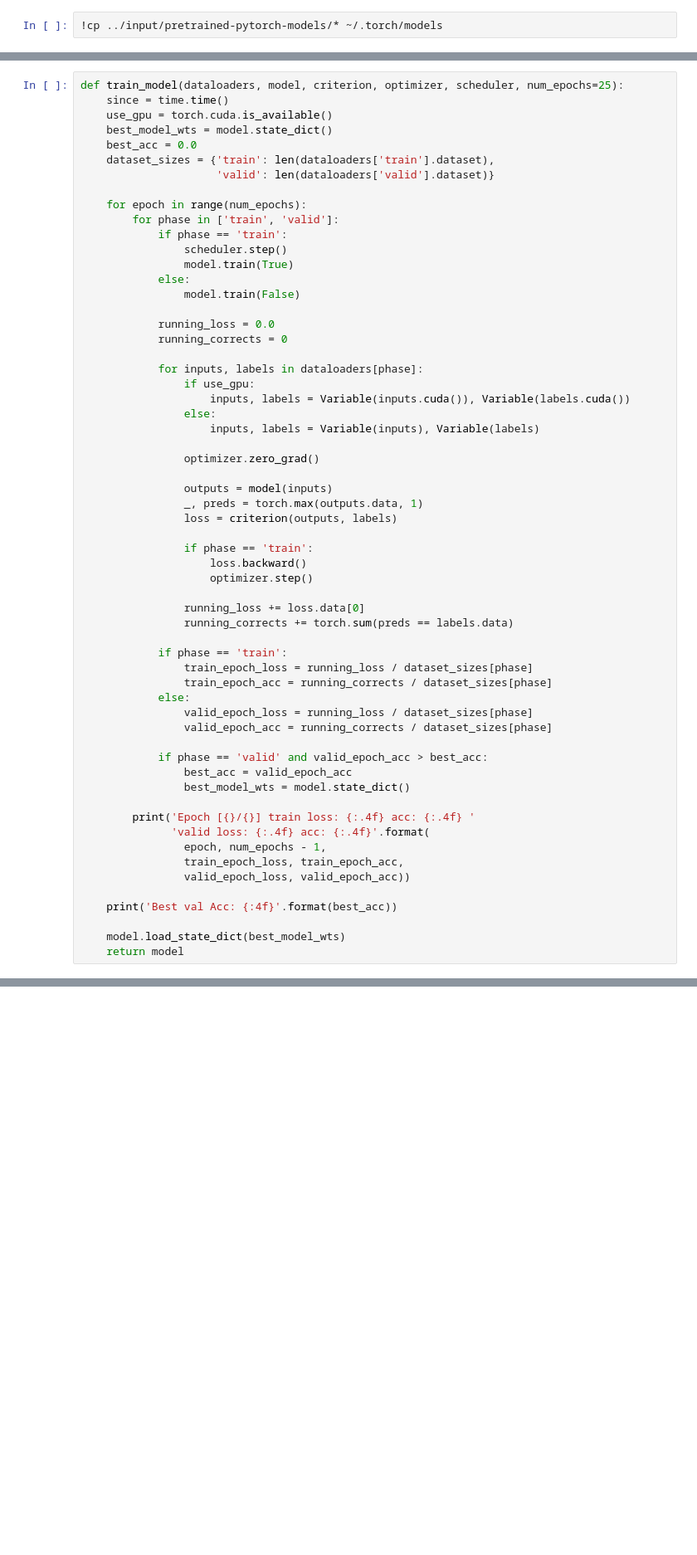
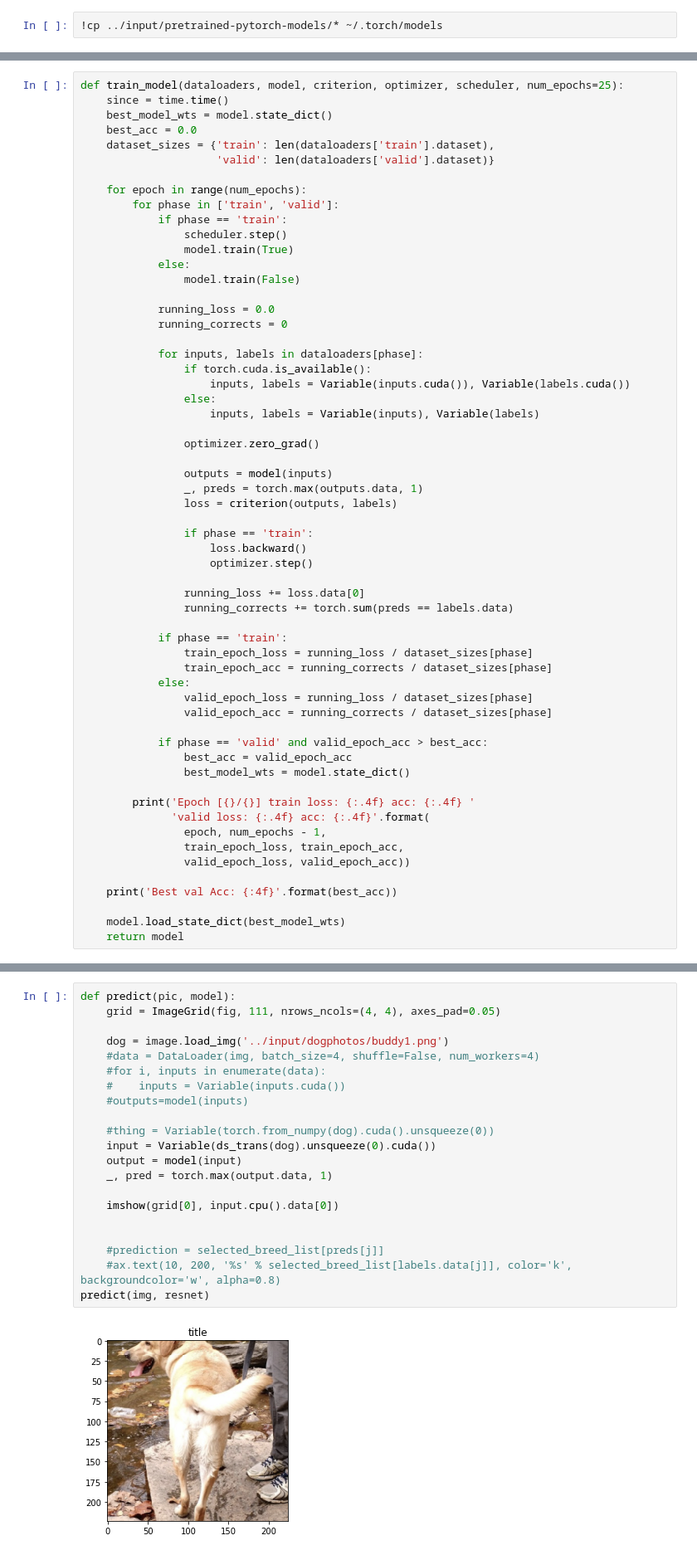
Before and after one commit to aahnn/whos-that-dog, a Jupyter notebook: breed-classifier.ipynb, the cells around one changed output, grey strips where cells are left out. Shown at 83% size. Cells and saved outputs as stored; diff of their text form; blank space fills up the shorter version.

Commit message:
Implement predict function

```diff
--- a/breed-classifier.ipynb
+++ b/breed-classifier.ipynb
@@ -113,7 +98,6 @@ torch.Size([4, 3, 224, 224]) torch.Size([4])
 # %%
 def train_model(dataloaders, model, criterion, optimizer, scheduler, num_epochs=25):
     since = time.time()
-    use_gpu = torch.cuda.is_available()
     best_model_wts = model.state_dict()
     best_acc = 0.0
     dataset_sizes = {'train': len(dataloaders['train'].dataset),
@@ -131,7 +115,7 @@ def train_model(dataloaders, model, criterion, optimizer, scheduler, num_epochs=
             running_corrects = 0
 
             for inputs, labels in dataloaders[phase]:
-                if use_gpu:
+                if torch.cuda.is_available():
                     inputs, labels = Variable(inputs.cuda()), Variable(labels.cuda())
                 else:
                     inputs, labels = Variable(inputs), Variable(labels)
@@ -245,0 +209,23 @@ visualize_model(dloaders, resnet)
+# %%
+def predict(pic, model):
+    grid = ImageGrid(fig, 111, nrows_ncols=(4, 4), axes_pad=0.05)
+
+    dog = image.load_img('../input/dogphotos/buddy1.png')
+    #data = DataLoader(img, batch_size=4, shuffle=False, num_workers=4)
+    #for i, inputs in enumerate(data):
+    #    inputs = Variable(inputs.cuda())
+    #outputs=model(inputs)
+
+    #thing = Variable(torch.from_numpy(dog).cuda().unsqueeze(0))
+    input = Variable(ds_trans(dog).unsqueeze(0).cuda())
+    output = model(input)
+    _, pred = torch.max(output.data, 1)
+
+    imshow(grid[0], input.cpu().data[0])
+
+
+    #prediction = selected_breed_list[preds[j]]
+    #ax.text(10, 200, '%s' % selected_breed_list[labels.data[j]], color='k', backgroundcolor='w', alpha=0.8)
+predict(img, resnet)
+# %% [output]
+[figure, added]
```
Also changed, not shown: parts of 11 cells of this notebook.
